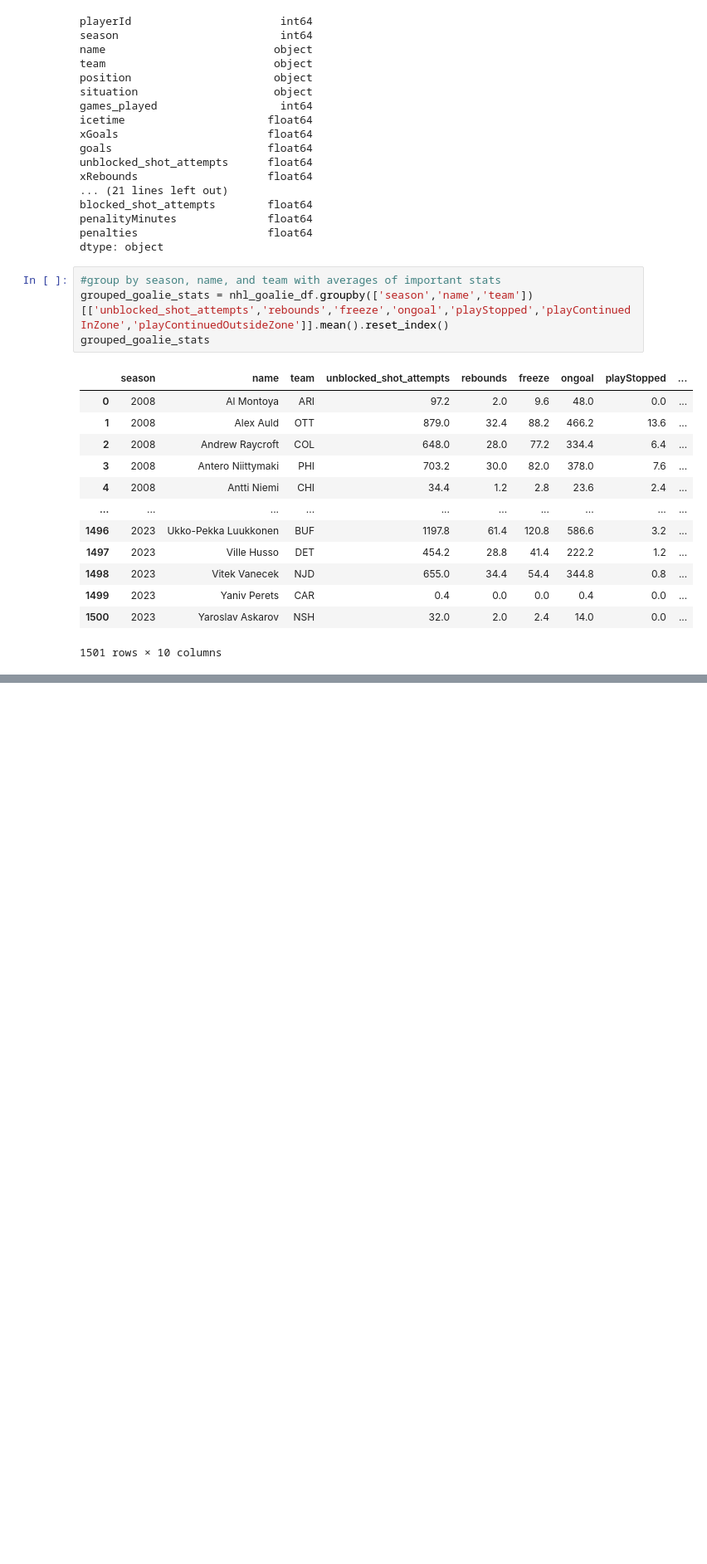
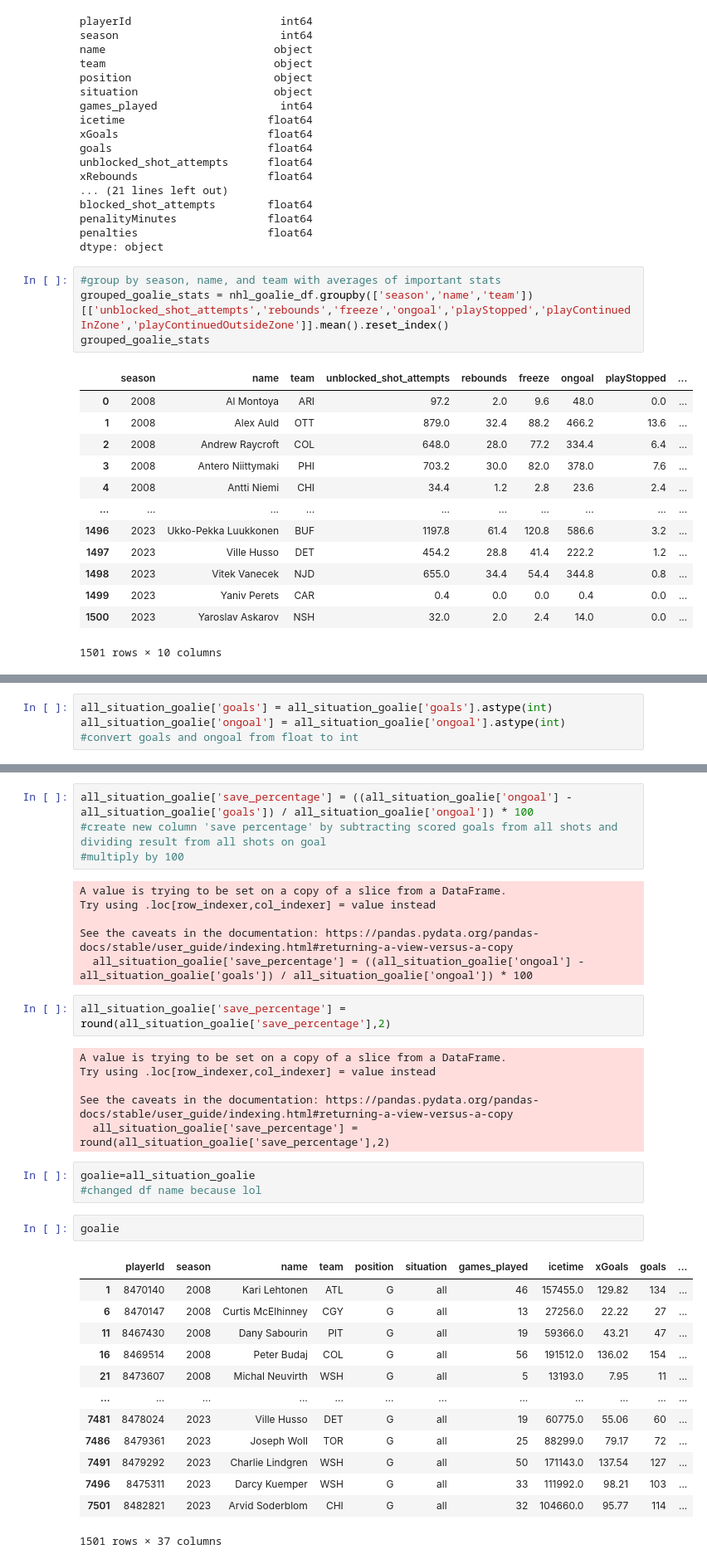
Before and after one commit to AbrahamFongnaly/da12_NHL_capstone, a Jupyter notebook: notebooks/nhl_goalies.ipynb, the cells around one changed output, grey strips where cells are left out. Shown at 83% size. Saved outputs shown, nothing was run; the diff lists cells and outputs as text; blank space fills up the shorter version.

Commit message:
Still filtering data but getting much closer

```diff
--- a/notebooks/nhl_goalies.ipynb
+++ b/notebooks/nhl_goalies.ipynb
@@ -126,0 +163,4 @@ all_situation_goalie = nhl_goalie_df.loc[nhl_goalie_df['situation'] == 'all']
+# %%
+all_situation_goalie['goals'] = all_situation_goalie['goals'].astype(int)
+all_situation_goalie['ongoal'] = all_situation_goalie['ongoal'].astype(int)
+#convert goals and ongoal from float to int
@@ -126,0 +198,37 @@ all_situation_goalie = nhl_goalie_df.loc[nhl_goalie_df['situation'] == 'all']
+# %%
+all_situation_goalie['save_percentage'] = ((all_situation_goalie['ongoal'] - all_situation_goalie['goals']) / all_situation_goalie['ongoal']) * 100
+#create new column 'save percentage' by subtracting scored goals from all shots and dividing result from all shots on goal
+#multiply by 100
+# %% [output]
+A value is trying to be set on a copy of a slice from a DataFrame.
+Try using .loc[row_indexer,col_indexer] = value instead
+
+See the caveats in the documentation: https://pandas.pydata.org/pandas-docs/stable/user_guide/indexing.html#returning-a-view-versus-a-copy
+  all_situation_goalie['save_percentage'] = ((all_situation_goalie['ongoal'] - all_situation_goalie['goals']) / all_situation_goalie['ongoal']) * 100
+# %%
+all_situation_goalie['save_percentage'] = round(all_situation_goalie['save_percentage'],2)
+# %% [output]
+A value is trying to be set on a copy of a slice from a DataFrame.
+Try using .loc[row_indexer,col_indexer] = value instead
+
+See the caveats in the documentation: https://pandas.pydata.org/pandas-docs/stable/user_guide/indexing.html#returning-a-view-versus-a-copy
+  all_situation_goalie['save_percentage'] = round(all_situation_goalie['save_percentage'],2)
+# %%
+goalie=all_situation_goalie
+#changed df name because lol
+# %%
+goalie
+# %% [output]
+|  | playerId | season | name | team | position | situation | games_played | icetime | xGoals | goals | ... |
+| 1 | 8470140 | 2008 | Kari Lehtonen | ATL | G | all | 46 | 157455.0 | 129.82 | 134 | ... |
+| 6 | 8470147 | 2008 | Curtis McElhinney | CGY | G | all | 13 | 27256.0 | 22.22 | 27 | ... |
+| 11 | 8467430 | 2008 | Dany Sabourin | PIT | G | all | 19 | 59366.0 | 43.21 | 47 | ... |
+| 16 | 8469514 | 2008 | Peter Budaj | COL | G | all | 56 | 191512.0 | 136.02 | 154 | ... |
+| 21 | 8473607 | 2008 | Michal Neuvirth | WSH | G | all | 5 | 13193.0 | 7.95 | 11 | ... |
+| ... | ... | ... | ... | ... | ... | ... | ... | ... | ... | ... | ... |
+| 7481 | 8478024 | 2023 | Ville Husso | DET | G | all | 19 | 60775.0 | 55.06 | 60 | ... |
+| 7486 | 8479361 | 2023 | Joseph Woll | TOR | G | all | 25 | 88299.0 | 79.17 | 72 | ... |
+| 7491 | 8479292 | 2023 | Charlie Lindgren | WSH | G | all | 50 | 171143.0 | 137.54 | 127 | ... |
+| 7496 | 8475311 | 2023 | Darcy Kuemper | WSH | G | all | 33 | 111992.0 | 98.21 | 103 | ... |
+| 7501 | 8482821 | 2023 | Arvid Soderblom | CHI | G | all | 32 | 104660.0 | 95.77 | 114 | ... |
+1501 rows × 37 columns
```
Also changed, not shown: parts of 23 cells of this notebook.
